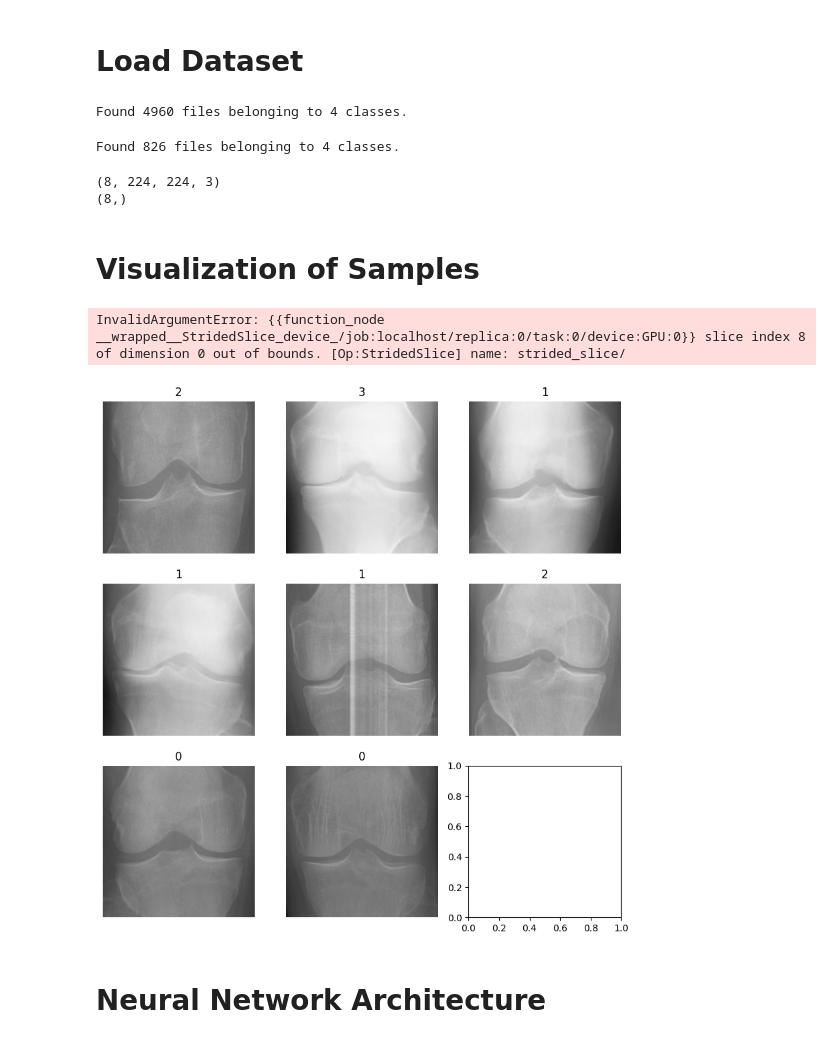
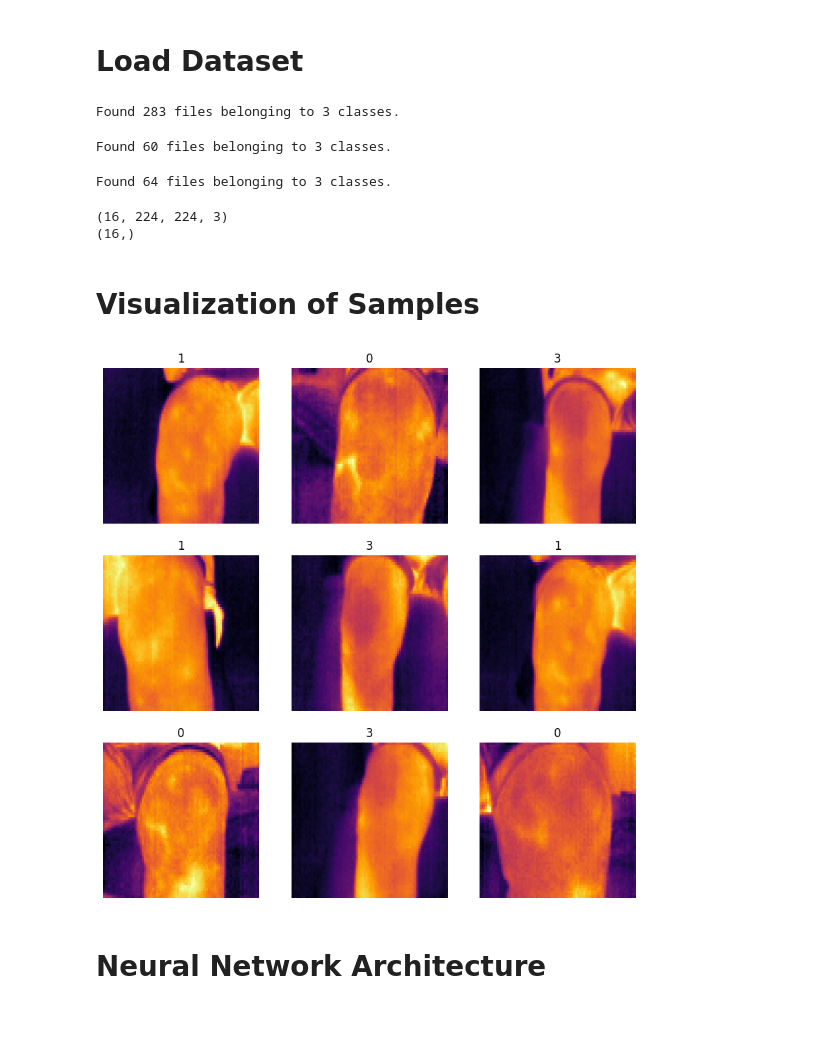
Before and after one commit to NeilR2s/raspberri-pi-osteoarthritis-detection, a Jupyter notebook: train.ipynb, the cells around one changed output. Saved outputs shown, nothing was run; the diff lists cells and outputs as text; code cells hidden in the pictures.

```diff
--- a/train.ipynb
+++ b/train.ipynb
@@ -26,32 +24,44 @@ import time
 # %%
 img_height = 224
 img_width = 224
-num_classes = 4
-batch_size = 8
+num_classes = 3
+batch_size = 16
 # %%
 data_train = utils.image_dataset_from_directory(
-    'archive/train',
+    'dataset-cleaned/train',
     labels='inferred',
     label_mode='int',
-    class_names=['0','1','2','3'],
+    class_names=['0','1','3'],
     color_mode='rgb',
     image_size=(img_height,img_width),
     batch_size=batch_size
 )
 # %% [output]
-Found 4960 files belonging to 4 classes.
+Found 283 files belonging to 3 classes.
 # %%
 data_val = utils.image_dataset_from_directory(
-    'archive/val',
+    'dataset-cleaned/val',
     labels='inferred',
     label_mode='int',
-    class_names=['0','1','2','3'],
-    color_mode='grayscale',
+    class_names=['0','1','3'],
+    color_mode='rgb',
     image_size=(img_height,img_width),
     batch_size=batch_size
 )
 # %% [output]
-Found 826 files belonging to 4 classes.
+Found 60 files belonging to 3 classes.
+# %%
+data_test = utils.image_dataset_from_directory(
+    'dataset-cleaned/test',
+    labels='inferred',
+    label_mode='int',
+    class_names=['0','1','3'],
+    color_mode='rgb',
+    image_size=(img_height,img_width),
+    batch_size=batch_size
+)
+# %% [output]
+Found 64 files belonging to 3 classes.
 # %%
 AUTOTUNE = tf.data.AUTOTUNE
 
@@ -63,21 +74,22 @@ for image_batch, labels_batch in data_train:
   print(labels_batch.shape)
   break
 # %% [output]
-(8, 224, 224, 3)
-(8,)
+(16, 224, 224, 3)
+(16,)
 # %% [markdown]
 <h1>Visualization of Samples</h1>
 # %%
 plt.figure(figsize=(10, 10))
-for images, labels in data_train.take(6):
-  for i in range(9):
+for images, labels in data_train.take(1):
+  num_images_to_show = 9
+  for i in range(num_images_to_show):
     ax = plt.subplot(3, 3, i + 1)
     plt.imshow(images[i].numpy().astype("uint8"))
     plt.title(data_train.class_names[labels[i]])
     plt.axis("off")
+plt.show()
 # %% [output]
-InvalidArgumentError: {{function_node __wrapped__StridedSlice_device_/job:localhost/replica:0/task:0/device:GPU:0}} slice index 8 of dimension 0 out of bounds. [Op:StridedSlice] name: strided_slice/
-[figure, old version]
+[figure, new version]
 # %% [markdown]
 <h1>Neural Network Architecture</h1>
 # %%
```
Also changed, not shown: parts of 9 cells of this notebook, 11 other files.
